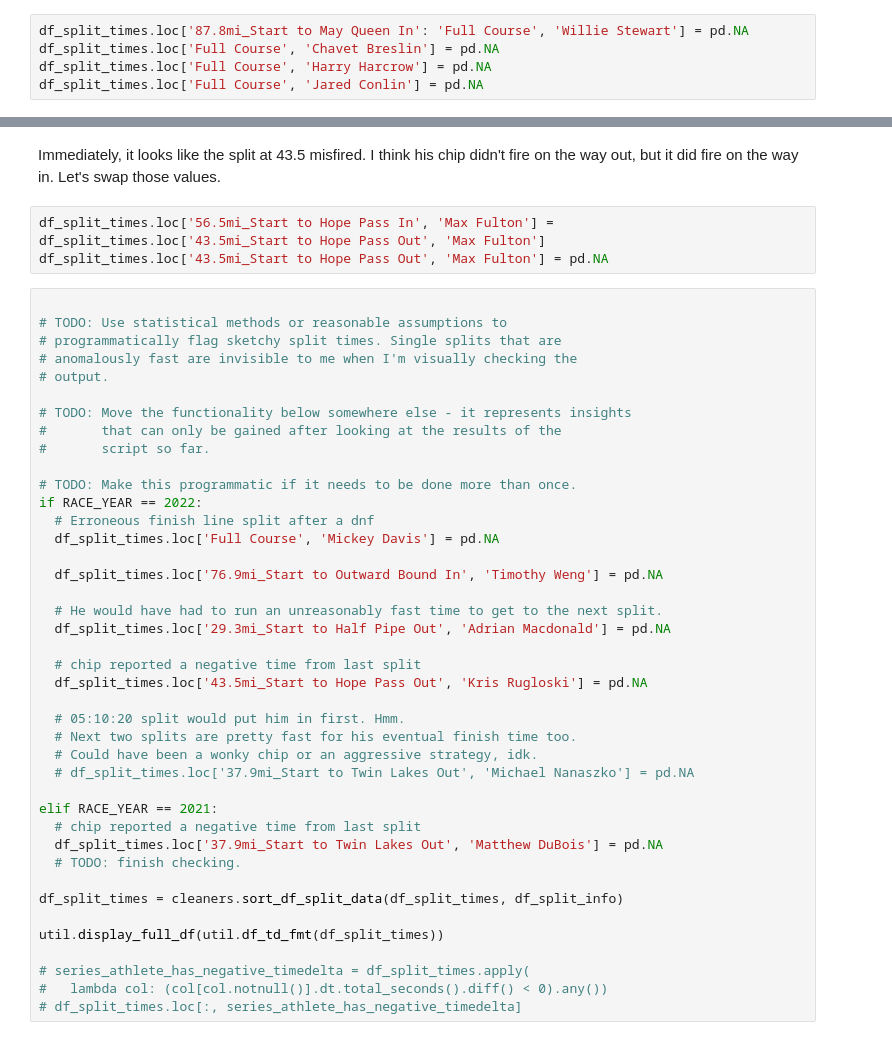
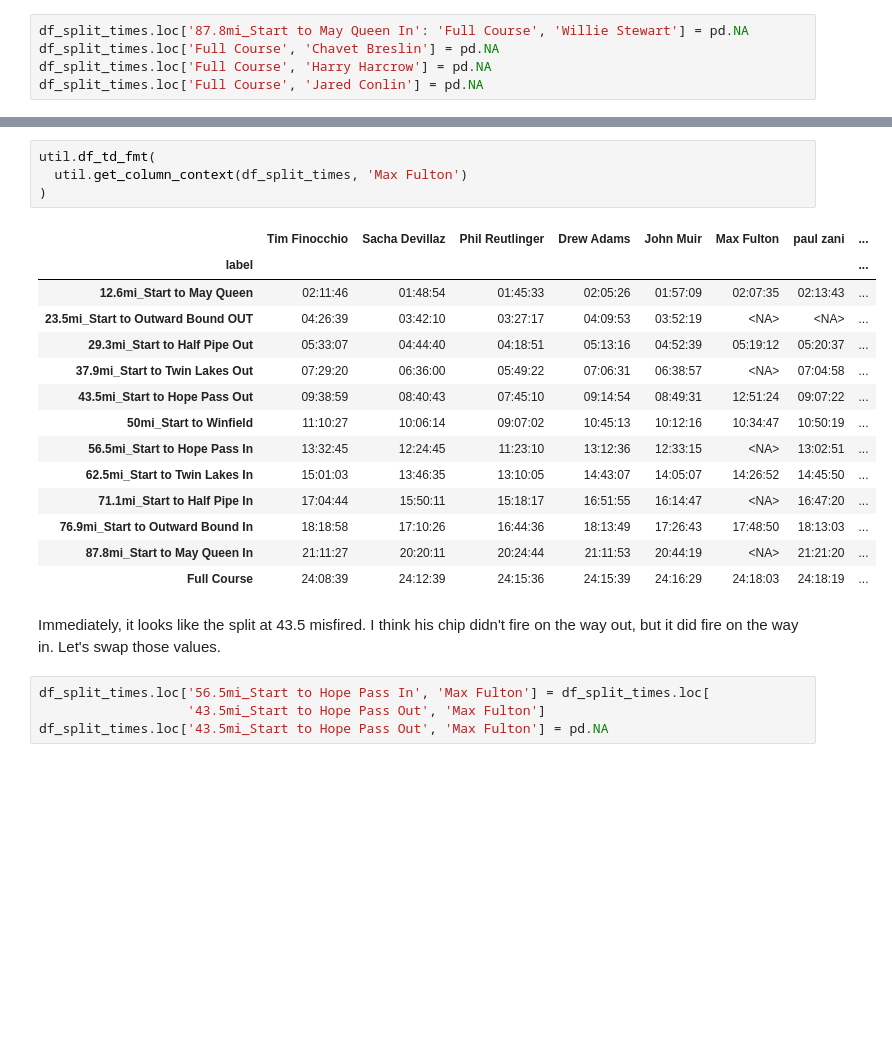
Before and after one commit to aaron-schroeder/leadville-analysis, a Jupyter notebook: 2019.ipynb, the cells around one changed output, grey strips where cells are left out. Cells and saved outputs as stored; diff of their text form; blank space fills up the shorter version.

```diff
--- a/2019.ipynb
+++ b/2019.ipynb
@@ -194,47 +300,26 @@ util.df_td_fmt(
+# %%
+util.df_td_fmt(
+  util.get_column_context(df_split_times, 'Max Fulton')
+)
+# %% [output]
+|  | Tim Finocchio | Sacha Devillaz | Phil Reutlinger | Drew Adams | John Muir | Max Fulton | paul zani | ... |
+| label |  |  |  |  |  |  |  | ... |
+| 12.6mi_Start to May Queen | 02:11:46 | 01:48:54 | 01:45:33 | 02:05:26 | 01:57:09 | 02:07:35 | 02:13:43 | ... |
+| 23.5mi_Start to Outward Bound OUT | 04:26:39 | 03:42:10 | 03:27:17 | 04:09:53 | 03:52:19 | <NA> | <NA> | ... |
+| 29.3mi_Start to Half Pipe Out | 05:33:07 | 04:44:40 | 04:18:51 | 05:13:16 | 04:52:39 | 05:19:12 | 05:20:37 | ... |
+| 37.9mi_Start to Twin Lakes Out | 07:29:20 | 06:36:00 | 05:49:22 | 07:06:31 | 06:38:57 | <NA> | 07:04:58 | ... |
+| 43.5mi_Start to Hope Pass Out | 09:38:59 | 08:40:43 | 07:45:10 | 09:14:54 | 08:49:31 | 12:51:24 | 09:07:22 | ... |
+| 50mi_Start to Winfield | 11:10:27 | 10:06:14 | 09:07:02 | 10:45:13 | 10:12:16 | 10:34:47 | 10:50:19 | ... |
+| 56.5mi_Start to Hope Pass In | 13:32:45 | 12:24:45 | 11:23:10 | 13:12:36 | 12:33:15 | <NA> | 13:02:51 | ... |
+| 62.5mi_Start to Twin Lakes In | 15:01:03 | 13:46:35 | 13:10:05 | 14:43:07 | 14:05:07 | 14:26:52 | 14:45:50 | ... |
+| 71.1mi_Start to Half Pipe In | 17:04:44 | 15:50:11 | 15:18:17 | 16:51:55 | 16:14:47 | <NA> | 16:47:20 | ... |
+| 76.9mi_Start to Outward Bound In | 18:18:58 | 17:10:26 | 16:44:36 | 18:13:49 | 17:26:43 | 17:48:50 | 18:13:03 | ... |
+| 87.8mi_Start to May Queen In | 21:11:27 | 20:20:11 | 20:24:44 | 21:11:53 | 20:44:19 | <NA> | 21:21:20 | ... |
+| Full Course | 24:08:39 | 24:12:39 | 24:15:36 | 24:15:39 | 24:16:29 | 24:18:03 | 24:18:19 | ... |
 # %% [markdown]
 Immediately, it looks like the split at 43.5 misfired. I think his chip didn't fire on the way out,
 but it did fire on the way in. Let's swap those values.
 # %%
-df_split_times.loc['56.5mi_Start to Hope Pass In', 'Max Fulton'] = df_split_times.loc['43.5mi_Start to Hope Pass Out', 'Max Fulton']
+df_split_times.loc['56.5mi_Start to Hope Pass In', 'Max Fulton'] = df_split_times.loc[
+                   '43.5mi_Start to Hope Pass Out', 'Max Fulton']
 df_split_times.loc['43.5mi_Start to Hope Pass Out', 'Max Fulton'] = pd.NA
-# %%
-
-# TODO: Use statistical methods or reasonable assumptions to
-# programmatically flag sketchy split times. Single splits that are
-# anomalously fast are invisible to me when I'm visually checking the
-# output.
-
-# TODO: Move the functionality below somewhere else - it represents insights
-#       that can only be gained after looking at the results of the
-#       script so far.
-
-# TODO: Make this programmatic if it needs to be done more than once.
-if RACE_YEAR == 2022:
-  # Erroneous finish line split after a dnf
-  df_split_times.loc['Full Course', 'Mickey Davis'] = pd.NA
-
-  df_split_times.loc['76.9mi_Start to Outward Bound In', 'Timothy Weng'] = pd.NA
-
-  # He would have had to run an unreasonably fast time to get to the next split.
-  df_split_times.loc['29.3mi_Start to Half Pipe Out', 'Adrian Macdonald'] = pd.NA
-
-  # chip reported a negative time from last split
-  df_split_times.loc['43.5mi_Start to Hope Pass Out', 'Kris Rugloski'] = pd.NA
-
-  # 05:10:20 split would put him in first. Hmm.
-  # Next two splits are pretty fast for his eventual finish time too.
-  # Could have been a wonky chip or an aggressive strategy, idk.
-  # df_split_times.loc['37.9mi_Start to Twin Lakes Out', 'Michael Nanaszko'] = pd.NA
-
-elif RACE_YEAR == 2021:
-  # chip reported a negative time from last split
-  df_split_times.loc['37.9mi_Start to Twin Lakes Out', 'Matthew DuBois'] = pd.NA
-  # TODO: finish checking.
-
-df_split_times = cleaners.sort_df_split_data(df_split_times, df_split_info)
-
-util.display_full_df(util.df_td_fmt(df_split_times))
-
-# series_athlete_has_negative_timedelta = df_split_times.apply(
-#   lambda col: (col[col.notnull()].dt.total_seconds().diff() < 0).any())
-# df_split_times.loc[:, series_athlete_has_negative_timedelta]
```
Also changed, not shown: parts of 41 cells of this notebook, 9 other files.
